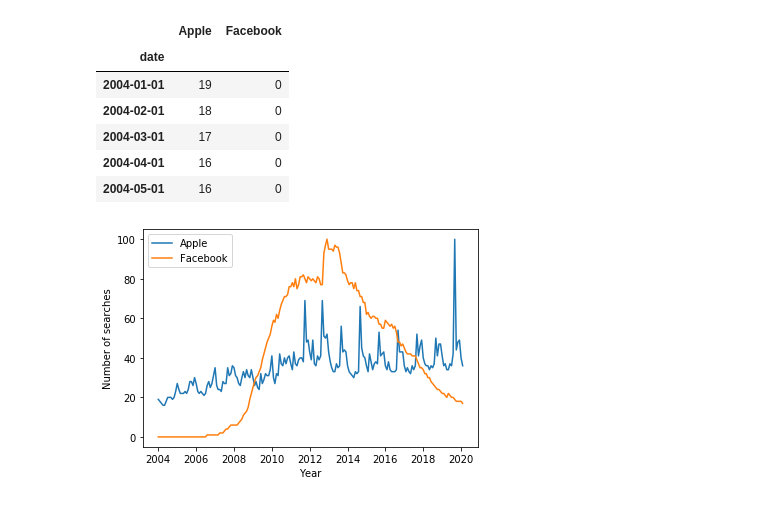
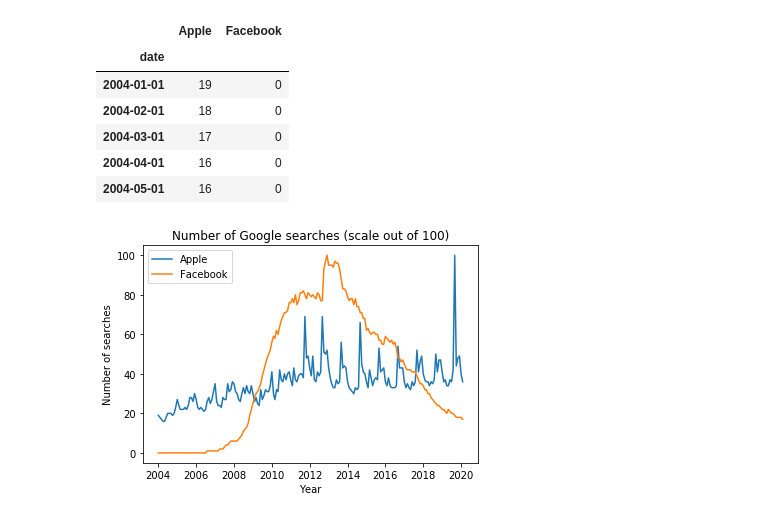
Before and after one commit to tcausero/huginn, a Jupyter notebook: Anomalies.ipynb, the cells around one changed output. Cells and saved outputs as stored; diff of their text form; code cells hidden in the pictures.

```diff
--- a/Anomalies.ipynb
+++ b/Anomalies.ipynb
@@ -53,10 +53,11 @@ data.head()
 # %%
 import matplotlib.pyplot as plt
 for col in data.columns:
     plt.plot(data[col], label = col)
 plt.legend()
 plt.xlabel('Year')
 plt.ylabel('Number of searches')
+plt.title('Number of Google searches (scale out of 100)')
 plt.show()
 # %% [output]
-[figure, old version]
+[figure, new version]
```
